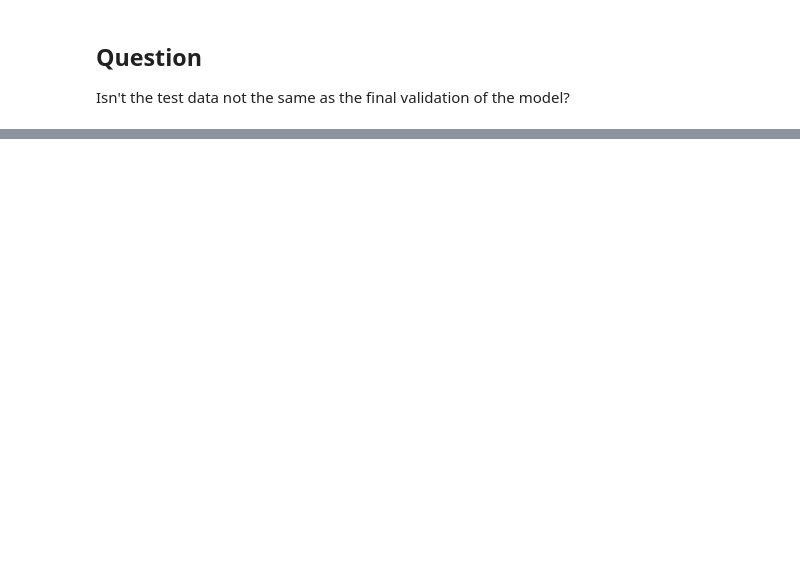
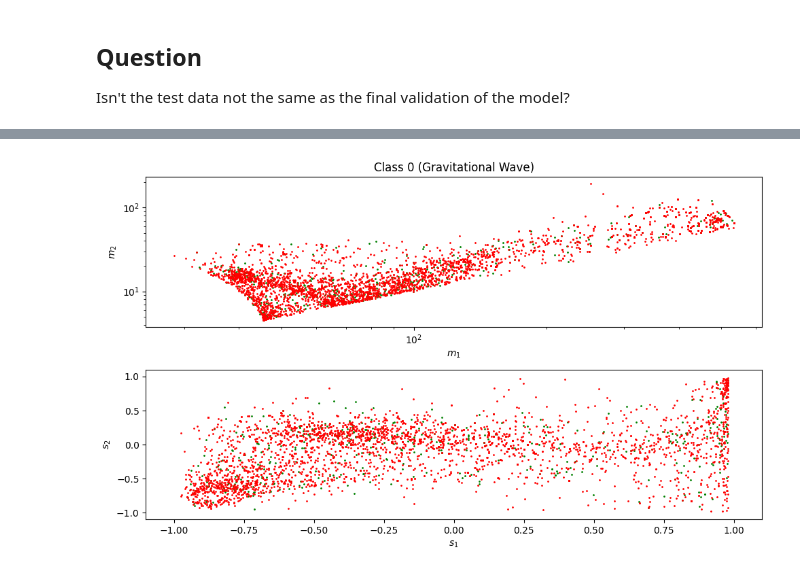
Before and after one commit to Lolle2001/ml-gw-project, a Jupyter notebook: main/neuralnetwork_binary_2.ipynb, the cells around one changed output, grey strips where cells are left out. Saved outputs shown, nothing was run; the diff lists cells and outputs as text; code cells hidden in the pictures; blank space fills up the shorter version.

```diff
--- a/main/neuralnetwork_binary_2.ipynb
+++ b/main/neuralnetwork_binary_2.ipynb
@@ -215,0 +292,37 @@ plt.show()
+# %%
+fig, ax = plt.subplots(2, 1, squeeze=False, figsize=(10, 6))
+
+# Scatter plots with individual color maps
+scatter_0 = ax[0, 0].scatter(features_0[:,2], features_0[:,3], s=1, cmap='viridis', color = 'green')
+scatter_1 = ax[0, 0].scatter(features_1[:,2], features_1[:,3], s=1, cmap='viridis', color = 'red')
+
+scatter_3 = ax[1, 0].scatter(features_0[:,4], features_0[:,5], s=1, cmap='viridis', color = 'green')
+scatter_4 = ax[1, 0].scatter(features_1[:,4], features_1[:,5], s=1, cmap='viridis', color = 'red')
+
+# Add a colorbar to the entire figure
+# cbar = fig.colorbar(scatter_0, ax=ax[0,1], shrink=1)
+# cbar2 = fig.colorbar(scatter_3, ax=ax[1,1], shrink=1)
+cbar.set_label("Probability")
+cbar2.set_label("Probability")
+# Titles, labels, and adjustments
+ax[0,0].set_title("Class 0 (Gravitational Wave)")
+ax[0,0].set_xlabel("$m_{1}$")
+ax[0,0].set_ylabel("$m_{2}$")
+ax[0,0].loglog()
+# ax[0,1].set_title("Class 1 (Noise)")
+# ax[0,1].set_xlabel("$m_{1}$")
+# ax[0,1].loglog()
+
+
+ax[1,0].set_ylabel("$s_{2}$")
+ax[1,0].set_xlabel("$s_{1}$")
+# ax[1,1].set_xlabel("$s_{1}$")
+
+ax[1,0].set_xlim([-1.1,  1.1])
+# ax[1,1].set_xlim([-1.1,  1.1])
+ax[1,0].set_ylim([-1.1,  1.1])
+# ax[1,1].set_ylim([-1.1,  1.1])
+plt.tight_layout()
+plt.show()
+# %% [output]
+[figure, added]
```
Also changed, not shown: parts of 13 cells of this notebook, 2 other files.
